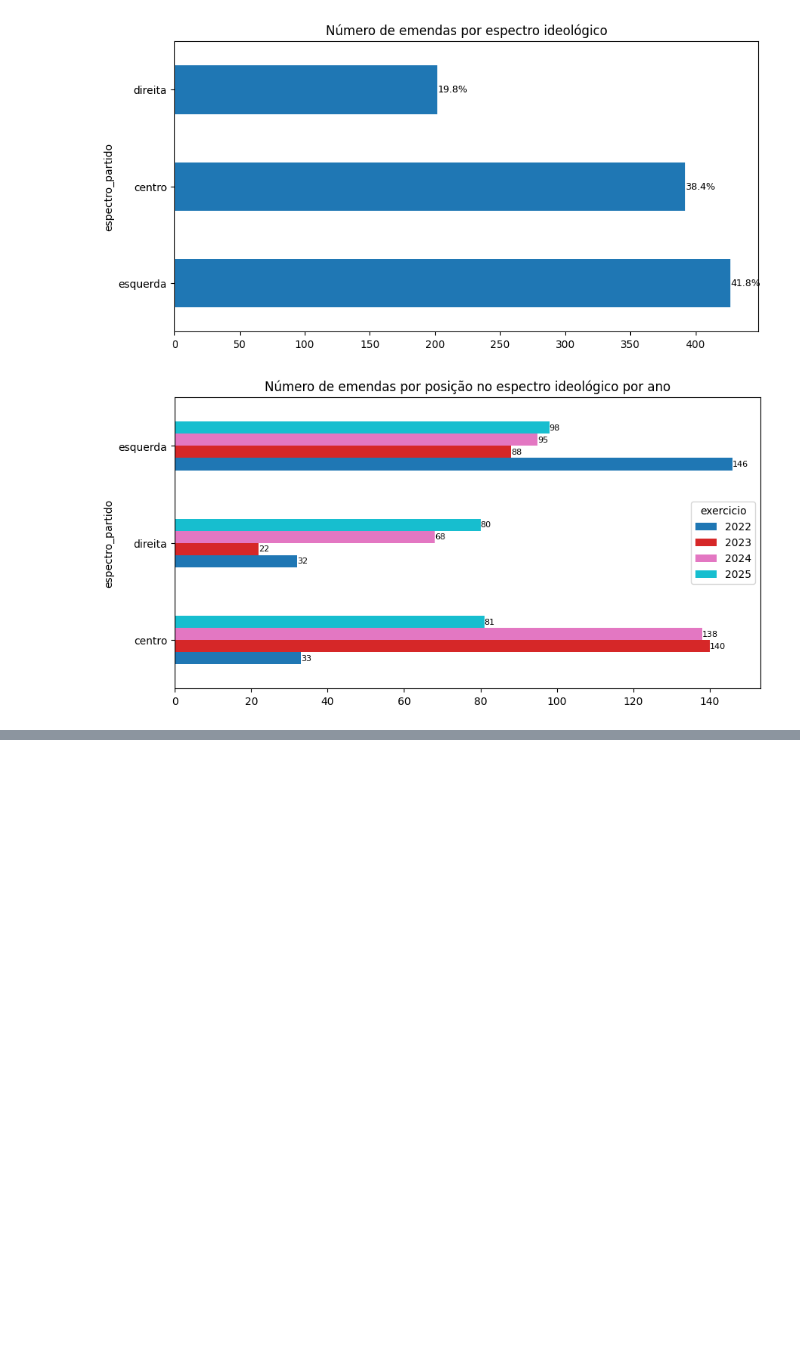
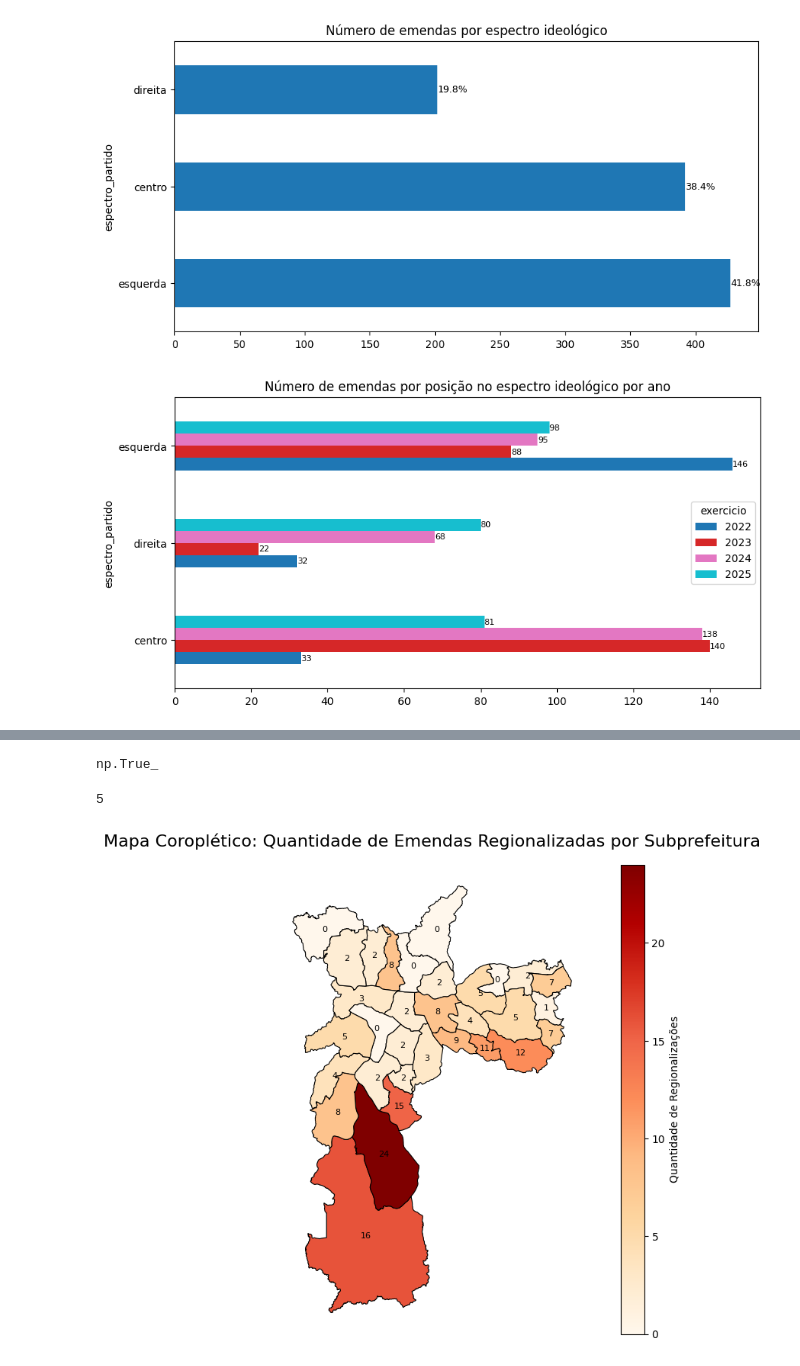
Before and after one commit to h-pgy/artigo_regionalizacao_emendas, a Jupyter notebook: 06_analise_exploratoria_de_dados.ipynb, the cells around one changed output, grey strips where cells are left out. Cells and saved outputs as stored; diff of their text form; code cells hidden in the pictures; blank space fills up the shorter version.

```diff
--- a/06_analise_exploratoria_de_dados.ipynb
+++ b/06_analise_exploratoria_de_dados.ipynb
@@ -289,0 +421,4 @@ NameError: name 'df_merge' is not defined
+# %%
+qtd_reigonaliz_subs = df_subs.groupby('desc_subprefeitura').count()['exercicio'].reset_index()
+qtd_reigonaliz_subs.columns = ['desc_subprefeitura', 'qtd_regionalizacoes']
+qtd_reigonaliz_subs.head()
@@ -289,0 +432,3 @@ NameError: name 'df_merge' is not defined
+# %%
+qtd_reigonaliz_subs = pd.merge(qtd_reigonaliz_subs, subprefeituras[['desc_subprefeitura', 'geometry']],
+                               on='desc_subprefeitura', how='right')
@@ -289,0 +444,53 @@ NameError: name 'df_merge' is not defined
+# %%
+qtd_reigonaliz_subs = gpd.GeoDataFrame(qtd_reigonaliz_subs, geometry='geometry', crs=subprefeituras.crs)
+qtd_reigonaliz_subs['qtd_regionalizacoes'].isnull().any()
+# %% [output]
+np.True_
+# %%
+print(qtd_reigonaliz_subs['qtd_regionalizacoes'].isnull().sum())
+qtd_reigonaliz_subs['qtd_regionalizacoes'] = qtd_reigonaliz_subs['qtd_regionalizacoes'].fillna(0)
+# %% [output]
+5
+# %%
+# Configura o tamanho do mapa
+fig, ax = plt.subplots(1, 1, figsize=(12, 8))
+
+# Plota o mapa coroplético
+qtd_reigonaliz_subs.plot(
+    column='qtd_regionalizacoes',  # Coluna para basear as cores
+    cmap='OrRd',  # Paleta de cores
+    linewidth=0.8,  # Largura das bordas
+    edgecolor='black',  # Cor das bordas
+    legend=True,  # Adiciona legenda
+    legend_kwds={
+        'label': "Quantidade de Regionalizações",
+        'orientation': "vertical"
+    },
+    ax=ax
+)
+
+# Adiciona anotações com a quantidade de regionalizações dentro de cada polígono
+for x, y, label in zip(
+    qtd_reigonaliz_subs.geometry.centroid.x,
+    qtd_reigonaliz_subs.geometry.centroid.y,
+    qtd_reigonaliz_subs['qtd_regionalizacoes']
+):
+    ax.annotate(
+        text=int(label),  # Texto da anotação
+        xy=(x, y),  # Coordenadas do centroide
+        ha='center',  # Alinhamento horizontal
+        va='center',  # Alinhamento vertical
+        fontsize=8,  # Tamanho da fonte
+        color='black'  # Cor do texto
+    )
+
+# Adiciona título e remove os eixos
+ax.set_title('Mapa Coroplético: Quantidade de Emendas Regionalizadas por Subprefeitura', fontsize=16)
+ax.axis('off')
+
+# Salva o gráfico
+save_graph(fig, 'mapa_coropletico_regionalizacoes_anotado.png')
+
+plt.show()
+# %% [output]
+[figure, added]
```
Also changed, not shown: parts of 37 cells of this notebook, 14 other files.
